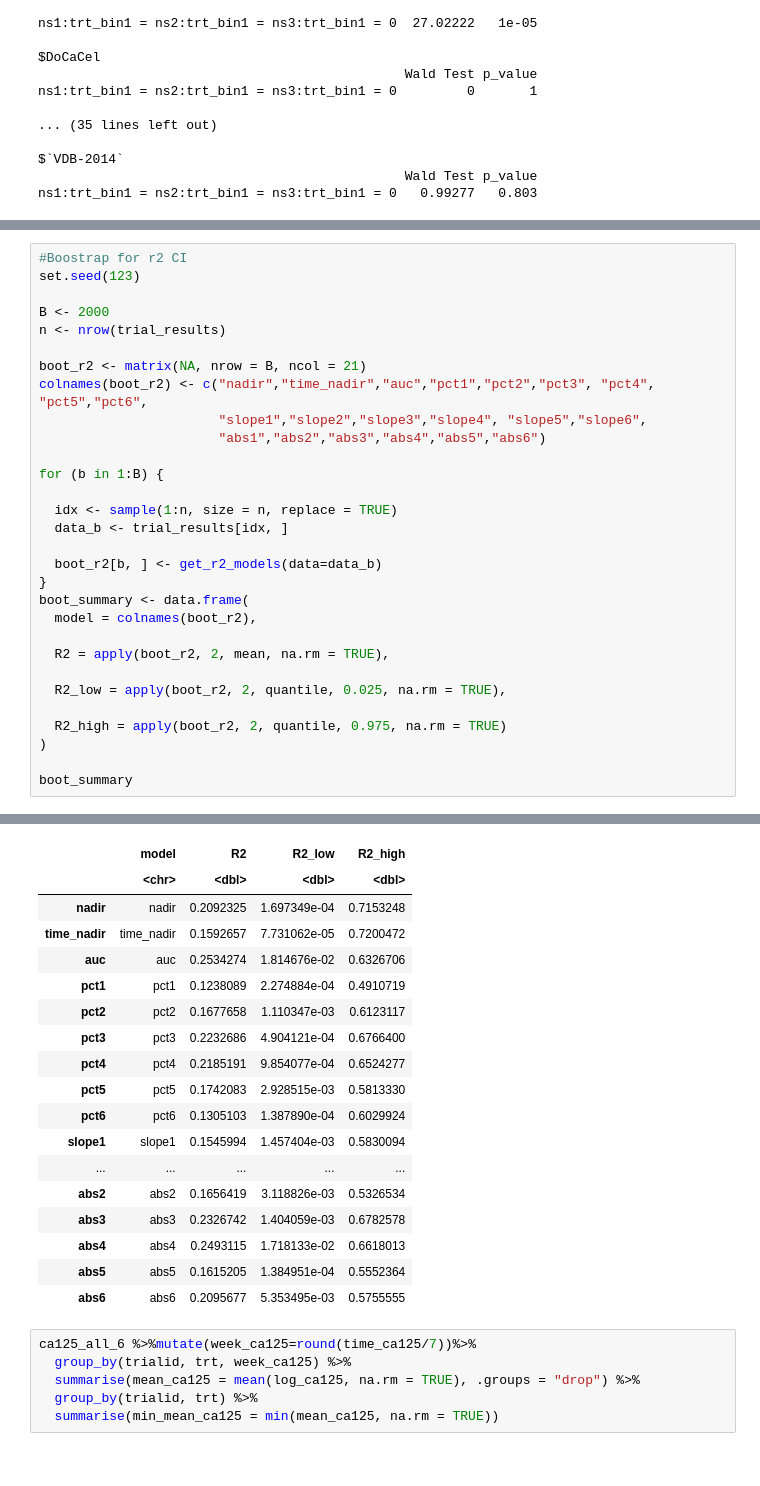
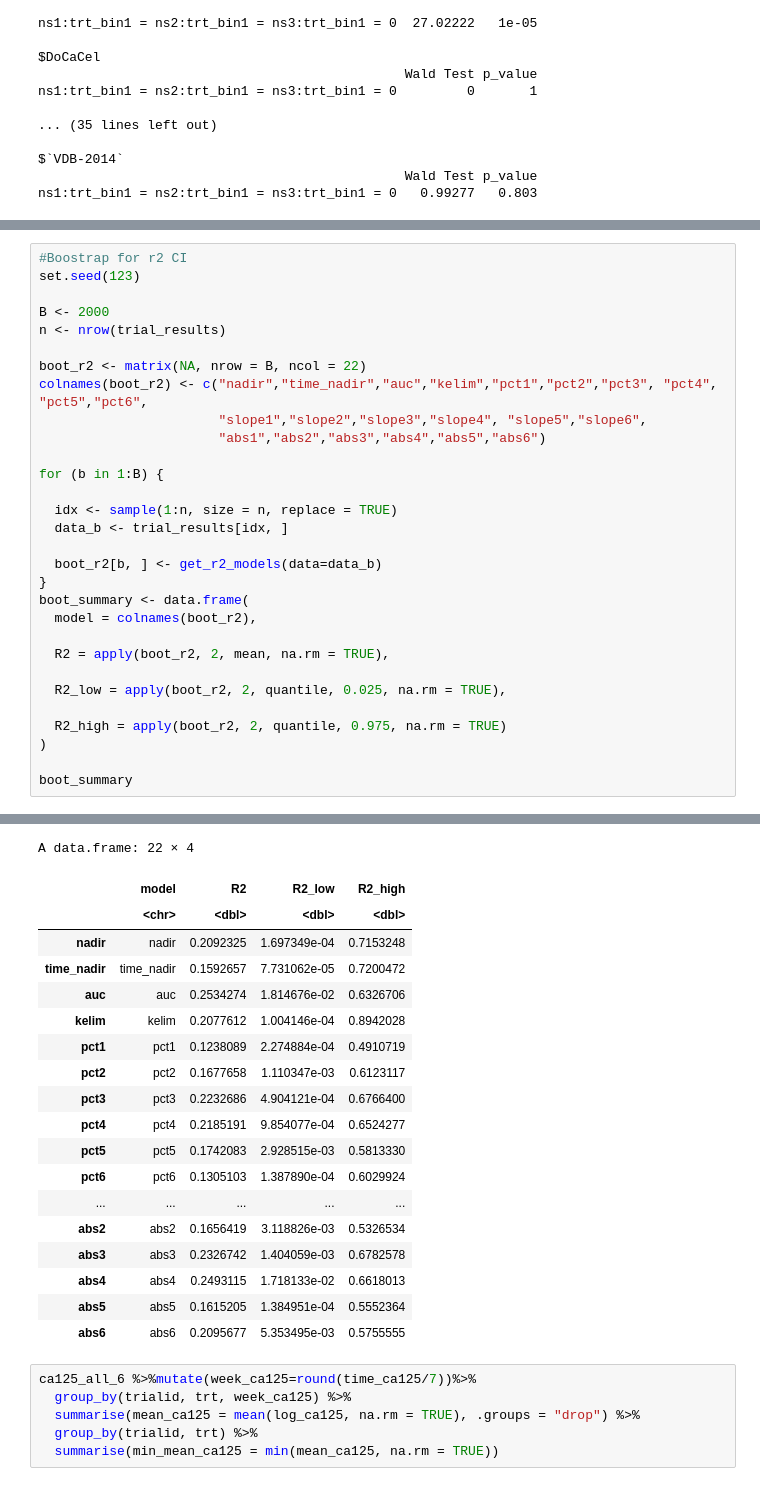
Before and after one commit to Kodro23/Surrogacy_evaluation_CA125, a Jupyter notebook: notebooks/CA125.ipynb, the cells around one changed output, grey strips where cells are left out. Saved outputs shown, nothing was run; the diff lists cells and outputs as text.

```diff
--- a/notebooks/CA125.ipynb
+++ b/notebooks/CA125.ipynb
@@ -1474,8 +1479,8 @@ set.seed(123)
 B <- 2000
 n <- nrow(trial_results)
 
-boot_r2 <- matrix(NA, nrow = B, ncol = 21)
-colnames(boot_r2) <- c("nadir","time_nadir","auc","pct1","pct2","pct3", "pct4", "pct5","pct6",
+boot_r2 <- matrix(NA, nrow = B, ncol = 22)
+colnames(boot_r2) <- c("nadir","time_nadir","auc","kelim","pct1","pct2","pct3", "pct4", "pct5","pct6",
                        "slope1","slope2","slope3","slope4", "slope5","slope6",
                        "abs1","abs2","abs3","abs4","abs5","abs6")
 
@@ -1502,15 +1514,16 @@ A data.frame: 21 × 4
+A data.frame: 22 × 4
 |  | model | R2 | R2_low | R2_high |
 |  | <chr> | <dbl> | <dbl> | <dbl> |
 | nadir | nadir | 0.2092325 | 1.697349e-04 | 0.7153248 |
 | time_nadir | time_nadir | 0.1592657 | 7.731062e-05 | 0.7200472 |
 | auc | auc | 0.2534274 | 1.814676e-02 | 0.6326706 |
+| kelim | kelim | 0.2077612 | 1.004146e-04 | 0.8942028 |
 | pct1 | pct1 | 0.1238089 | 2.274884e-04 | 0.4910719 |
 | pct2 | pct2 | 0.1677658 | 1.110347e-03 | 0.6123117 |
 | pct3 | pct3 | 0.2232686 | 4.904121e-04 | 0.6766400 |
 | pct4 | pct4 | 0.2185191 | 9.854077e-04 | 0.6524277 |
 | pct5 | pct5 | 0.1742083 | 2.928515e-03 | 0.5813330 |
 | pct6 | pct6 | 0.1305103 | 1.387890e-04 | 0.6029924 |
-| slope1 | slope1 | 0.1545994 | 1.457404e-03 | 0.5830094 |
 | ... | ... | ... | ... | ... |
 | abs2 | abs2 | 0.1656419 | 3.118826e-03 | 0.5326534 |
 | abs3 | abs3 | 0.2326742 | 1.404059e-03 | 0.6782578 |
```
Also changed, not shown: parts of 12 cells of this notebook, 2 other files.
